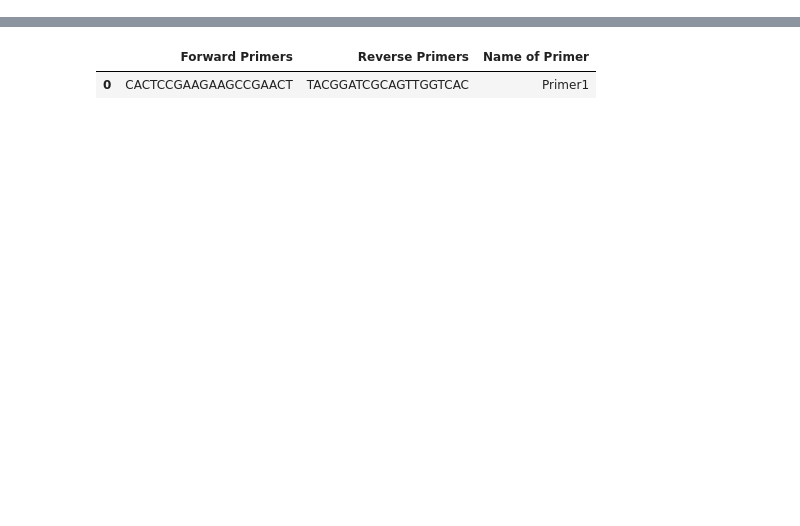
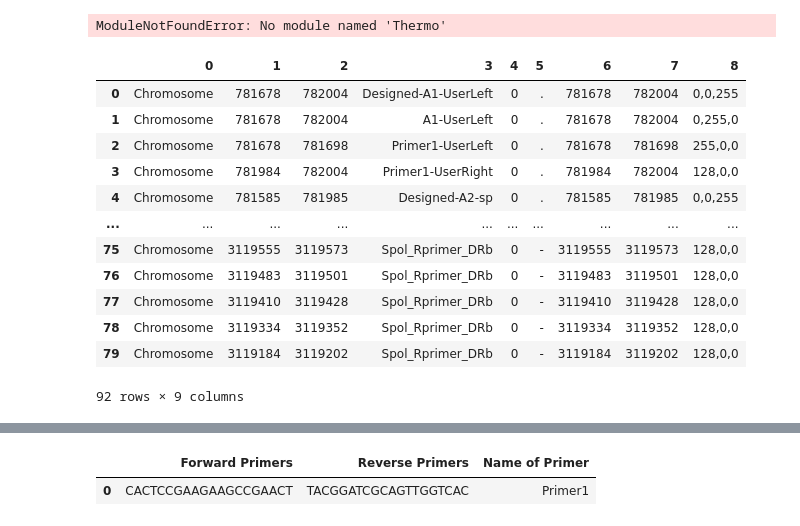
Before and after one commit to linfeng-wang/TOAST, a Jupyter notebook: cache/scratch.ipynb, the cells around one changed output, grey strips where cells are left out. Saved outputs shown, nothing was run; the diff lists cells and outputs as text; code cells hidden in the pictures; blank space fills up the shorter version.

```diff
--- a/cache/scratch.ipynb
+++ b/cache/scratch.ipynb
@@ -22,5 +22,28 @@ from imp import reload
 # import testing
 # reload(testing)
 import math
-# import Thermo
-# reload(Thermo)
+import Thermo
+reload(Thermo)
+# %% [output]
+ModuleNotFoundError: No module named 'Thermo'
+# %%
+map_primer = pd.read_csv('/mnt/storage10/lwang/Projects/TOAST/cache/Amplicon_design_output/Amplicon_design_output/Amplicon_mapped-3-400.bed', header=None, sep='\t')
+spol_primer = pd.read_csv('/mnt/storage10/lwang/Projects/TOAST/toast/db/spoligo_primer.bed', header=None, sep='\t')
+# %%
+total_primer = pd.concat([map_primer, spol_primer])
+# %%
+total_primer
+# %% [output]
+|  | 0 | 1 | 2 | 3 | 4 | 5 | 6 | 7 | 8 |
+| 0 | Chromosome | 781678 | 782004 | Designed-A1-UserLeft | 0 | . | 781678 | 782004 | 0,0,255 |
+| 1 | Chromosome | 781678 | 782004 | A1-UserLeft | 0 | . | 781678 | 782004 | 0,255,0 |
+| 2 | Chromosome | 781678 | 781698 | Primer1-UserLeft | 0 | . | 781678 | 781698 | 255,0,0 |
+| 3 | Chromosome | 781984 | 782004 | Primer1-UserRight | 0 | . | 781984 | 782004 | 128,0,0 |
+| 4 | Chromosome | 781585 | 781985 | Designed-A2-sp | 0 | . | 781585 | 781985 | 0,0,255 |
+| ... | ... | ... | ... | ... | ... | ... | ... | ... | ... |
+| 75 | Chromosome | 3119555 | 3119573 | Spol_Rprimer_DRb | 0 | - | 3119555 | 3119573 | 128,0,0 |
+| 76 | Chromosome | 3119483 | 3119501 | Spol_Rprimer_DRb | 0 | - | 3119483 | 3119501 | 128,0,0 |
+| 77 | Chromosome | 3119410 | 3119428 | Spol_Rprimer_DRb | 0 | - | 3119410 | 3119428 | 128,0,0 |
+| 78 | Chromosome | 3119334 | 3119352 | Spol_Rprimer_DRb | 0 | - | 3119334 | 3119352 | 128,0,0 |
+| 79 | Chromosome | 3119184 | 3119202 | Spol_Rprimer_DRb | 0 | - | 3119184 | 3119202 | 128,0,0 |
+92 rows × 9 columns
```
Also changed, not shown: parts of 6 cells of this notebook, 7 other files.
